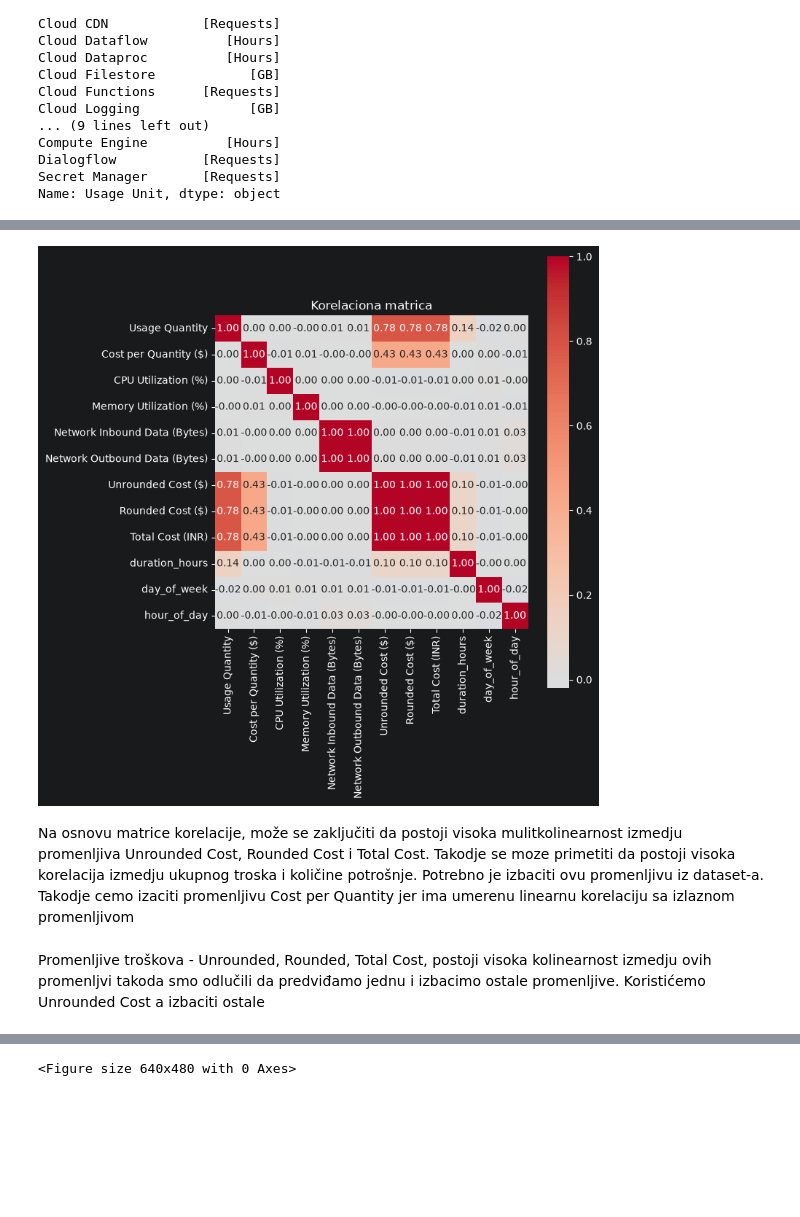
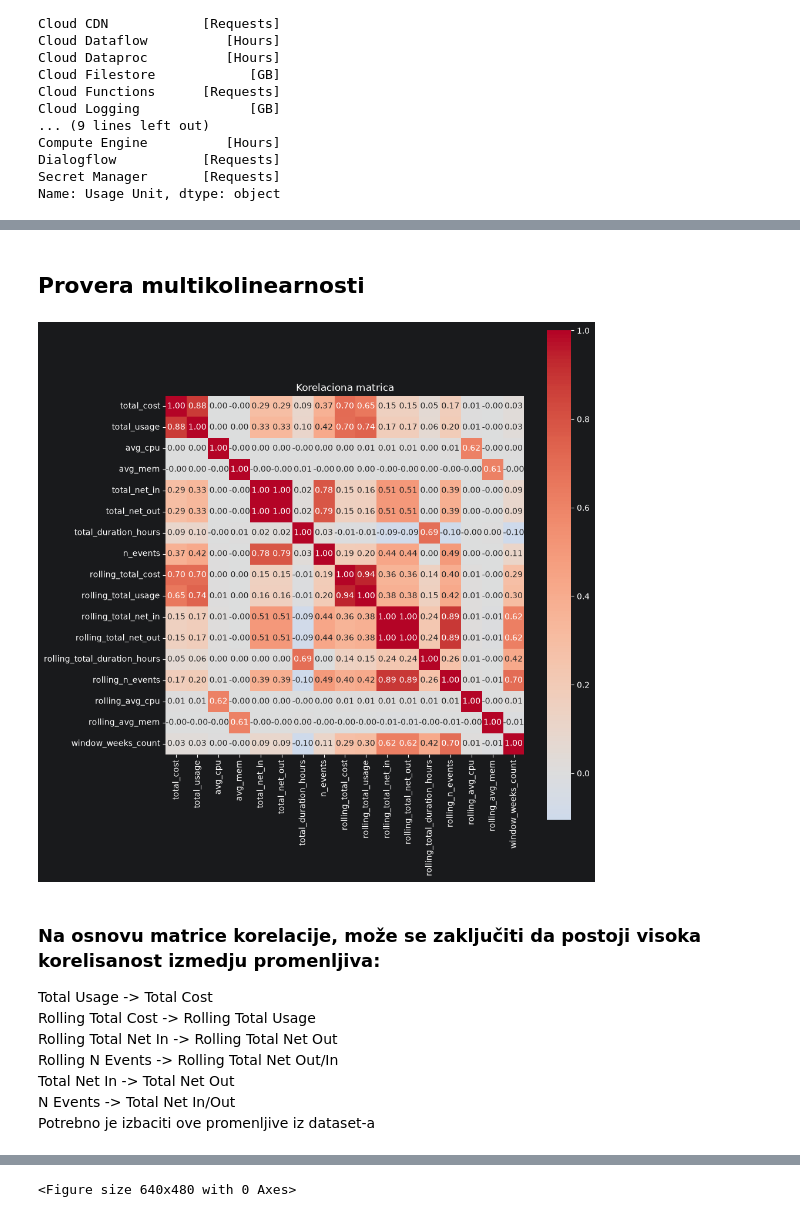
Before and after one commit to LukaDervisevic/GCPCostPreditionModel, a Jupyter notebook: gcp_nn.ipynb, the cells around one changed output, grey strips where cells are left out. Saved outputs shown, nothing was run; the diff lists cells and outputs as text; code cells hidden in the pictures; blank space fills up the shorter version.

Commit message:
preprocessing for neural network training

```diff
--- a/gcp_nn.ipynb
+++ b/gcp_nn.ipynb
@@ -159,0 +202,7 @@ df.drop(columns=['Usage Start Date DT', 'Usage End Date DT'],inplace=True)
+# %%
+weekly_rolled = rolling_sum_weekly(weekly, num_of_weeks=4)
+sample = weekly_rolled[weekly_rolled["Resource ID"] == "resource_1"][
+    ["Resource ID", "week", "window_weeks_count",
+     "rolling_total_cost", "rolling_avg_cpu"]
+].head(20)
+print(sample)
@@ -159,0 +229,2 @@ df.drop(columns=['Usage Start Date DT', 'Usage End Date DT'],inplace=True)
+# %%
+weekly_rolled.drop(columns=['Resource ID','week'], inplace=True)
@@ -160,20 +260,29 @@ df.drop(columns=['Usage Start Date DT', 'Usage End Date DT'],inplace=True)
+# %%
+num_cols = ['total_cost','total_usage','avg_cpu','avg_mem','total_net_in','total_net_out','total_duration_hours','n_events','rolling_total_cost','rolling_total_usage','rolling_total_net_in','rolling_total_net_out','rolling_total_duration_hours','rolling_n_events','rolling_avg_cpu','rolling_avg_mem','window_weeks_count']
+# %% [markdown]
+## Provera multikolinearnosti
 # %%
 import matplotlib.pyplot as plt
 import seaborn as sns
 
 def plot_correlation_heatmap(df, columns):
     corr = df[columns].corr()
-    plt.figure(figsize=(8, 8))
+    plt.figure(figsize=(10, 10))
     sns.heatmap(corr, annot=True, fmt=".2f", cmap="coolwarm", center=0, square=True)
     plt.title("Korelaciona matrica")
     plt.tight_layout()
     plt.show()
 # %%
-num_cols = ['Usage Quantity','Cost per Quantity ($)','CPU Utilization (%)','Memory Utilization (%)','Network Inbound Data (Bytes)','Network Outbound Data (Bytes)', 'Unrounded Cost ($)','Rounded Cost ($)', 'Total Cost (INR)', 'duration_hours','day_of_week','hour_of_day']
-plot_correlation_heatmap(df,num_cols)
+
+plot_correlation_heatmap(weekly_rolled,num_cols)
 # %% [output]
-[figure, old version]
+[figure, new version]
 # %% [markdown]
-Na osnovu matrice korelacije, može se zaključiti da postoji visoka mulitkolinearnost izmedju promenljiva Unrounded Cost, Rounded Cost i Total Cost. Takodje se moze primetiti da postoji visoka korelacija izmedju ukupnog troska i količine potrošnje. Potrebno je izbaciti ovu promenljivu iz dataset-a. Takodje cemo izaciti promenljivu Cost per Quantity jer ima umerenu linearnu korelaciju sa izlaznom promenljivom
+### Na osnovu matrice korelacije, može se zaključiti da postoji visoka korelisanost izmedju promenljiva:
+Total Usage -> Total Cost <br>
+Rolling Total Cost -> Rolling Total Usage <br>
+Rolling Total Net In -> Rolling Total Net Out <br>
+Rolling N Events -> Rolling Total Net Out/In <br>
+Total Net In -> Total Net Out <br>
+N Events -> Total Net In/Out <br>
+Potrebno je izbaciti ove promenljive iz dataset-a
-# %% [markdown]
-Promenljive troškova - Unrounded, Rounded, Total Cost, postoji visoka kolinearnost izmedju ovih promenljvi takoda smo odlučili da predviđamo jednu i izbacimo ostale promenljive. Koristićemo Unrounded Cost a izbaciti ostale
```
Also changed, not shown: parts of 69 cells of this notebook.
